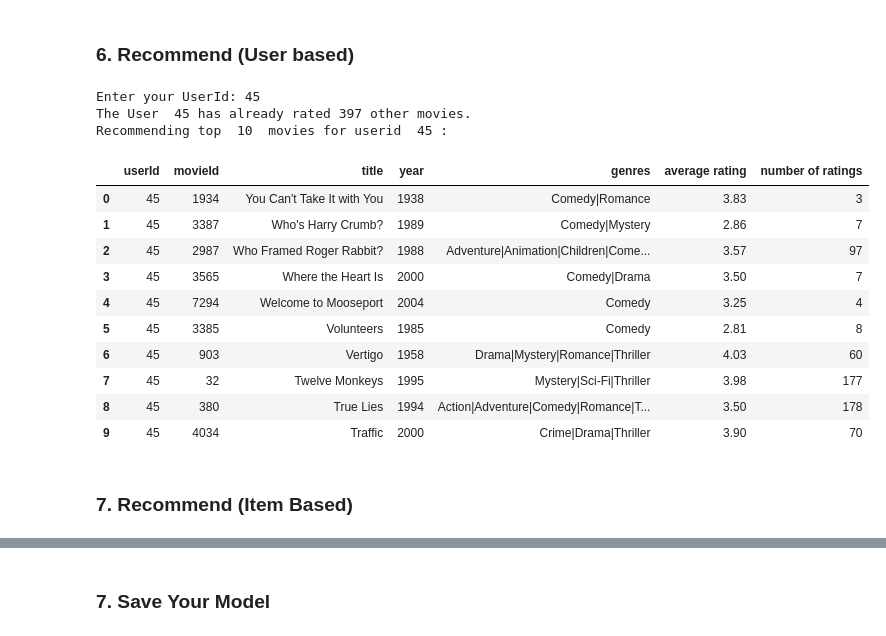
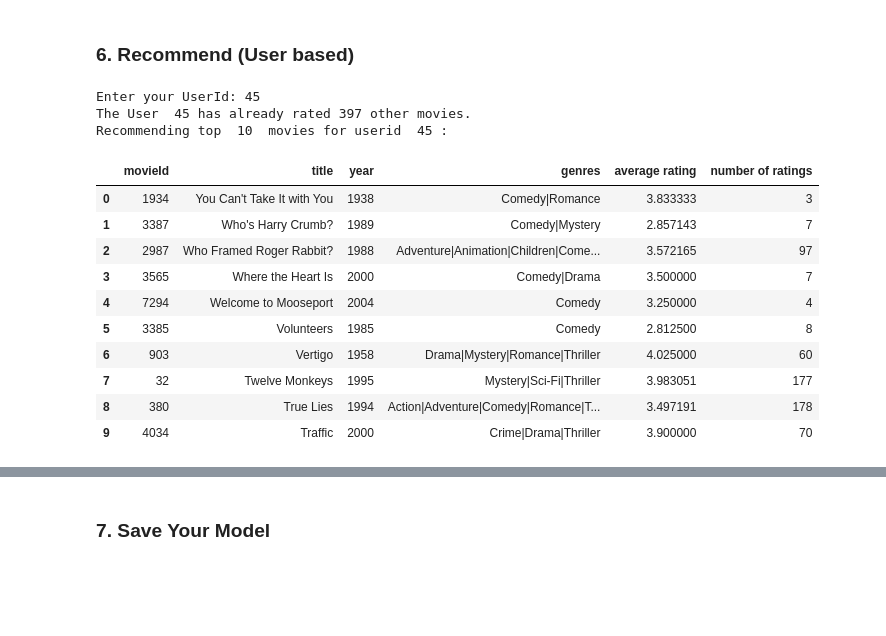
Before and after one commit to athoynilimanew/MovieRecommendation, a Jupyter notebook: Notebooks/SmallDataSet_Notebooks/Model_1_knn_Final.ipynb, the cells around one changed output, grey strips where cells are left out. Saved outputs shown, nothing was run; the diff lists cells and outputs as text; code cells hidden in the pictures; blank space fills up the shorter version.

```diff
--- a/Notebooks/SmallDataSet_Notebooks/Model_1_knn_Final.ipynb
+++ b/Notebooks/SmallDataSet_Notebooks/Model_1_knn_Final.ipynb
@@ -235,7 +264,7 @@ def get_top_n(predictions, n=10):
         movieName=df[df['movieId']==iid]['title'].unique()[0]
         movieYear=df[df['movieId']==iid]['year'].unique()[0]
         genres=df[df['movieId']==iid]['genres'].unique()[0]
-        avgRat=df[df['movieId']==iid]['rating'].mean().round(2)
+        avgRat=df[df['movieId']==iid]['rating'].mean()
         ratedBy=len(df[df['movieId']==iid]['rating'])
 
         top_n[uid].append((iid, movieName, movieYear, genres, avgRat, ratedBy))
@@ -288,35 +317,24 @@ class collab_filtering_Kmeans_Model():
 
     def cross_validate(self):
         print('**Cross Validating the data...**')
-        cv_result = cross_validate(self.model, self.data, n_jobs=-1,cv=5,verbose = True)
-
+        cv_result = cross_validate(self.model, self.data, n_jobs=-1)
+        cv_result = round(cv_result['test_rmse'].mean(),3)
+        print('**Mean CV RMSE is ' + str(cv_result)  + '**')
         return cv_result
 
-    def recommend_foruser(self, user_id, n=5):
+    def recommend(self, user_id, n=5):
         List_already=rated_already(user_id)
         print('The User ',user_id,"has already rated", len(List_already),"other movies.")
         #print(List_already)
 
         print('Recommending top ',n,' movies for userid ',user_id,':')
-        df_out = self.recommenddf[self.recommenddf.userId == user_id].head(n)
+        df = self.recommenddf[self.recommenddf.userId == user_id].head(n)
 
         #Just to ensure that you are not recommending something already rated by the user
         #common=list(set(List_already).intersection(df.title))
         #print("Common movies:", common)
         #One thing I do not understand how the model knows to recommend  movies not already rated?
-        return df_out
-
-    def recommend_similar_items(self,movie_title,n=5):
-        movieId=df[df['title']==movie_title]['movieId'].unique()[0]
-        movie_neighbours=self.model.get_neighbors(movieId,n)
-
-        df_out=df[df.movieId.isin(movie_neighbours)].drop(["userId"],axis=1)
-        df_out=df_out.groupby(['movieId','title',"year","genres"]).mean()
-        df_out['average rating']=df_out['rating'].round(2)
-        df_out=df_out.drop(['rating'],axis=1)
-        df_out['number of ratings']=len(df[df.movieId.isin(movie_neighbours)]['rating'])
-
-        return df_out
+        return df
 # %%
 CF_knnwithmeans = collab_filtering_Kmeans_Model(knnwithmeans, trainset, testset, df, surprise_data)
 # %% [markdown]
@@ -383,31 +359,29 @@ plt.show()
 # %%
 def AskForUserInput_userId():
     inp_id = int(input('Enter your UserId: '))
     n= 0
 
     while inp_id not in df.userId.unique() and n<5:# maximum 5 prompts
         print("The UserId ", inp_id, "does not exist in the database.")
         inp_id = input('Please enter UserId: ')
         n +=1
     return inp_id
 
 inp_id=AskForUserInput_userId()
-result_knn_user1 = CF_knnwithmeans.recommend_foruser(user_id=inp_id, n=10)
+result_knn_user1 = (CF_knnwithmeans.recommend(user_id=inp_id, n=10)).drop(['userId'],axis=1)
 display(result_knn_user1)
 # %% [output]
 Enter your UserId: 45
 The User  45 has already rated 397 other movies.
 Recommending top  10  movies for userid  45 :
-|  | userId | movieId | title | year | genres | average rating | number of ratings |
-| 0 | 45 | 1934 | You Can't Take It with You | 1938 | Comedy|Romance | 3.83 | 3 |
-| 1 | 45 | 3387 | Who's Harry Crumb? | 1989 | Comedy|Mystery | 2.86 | 7 |
-| 2 | 45 | 2987 | Who Framed Roger Rabbit? | 1988 | Adventure|Animation|Children|Come... | 3.57 | 97 |
-| 3 | 45 | 3565 | Where the Heart Is | 2000 | Comedy|Drama | 3.50 | 7 |
-| 4 | 45 | 7294 | Welcome to Mooseport | 2004 | Comedy | 3.25 | 4 |
-| 5 | 45 | 3385 | Volunteers | 1985 | Comedy | 2.81 | 8 |
-| 6 | 45 | 903 | Vertigo | 1958 | Drama|Mystery|Romance|Thriller | 4.03 | 60 |
-| 7 | 45 | 32 | Twelve Monkeys | 1995 | Mystery|Sci-Fi|Thriller | 3.98 | 177 |
-| 8 | 45 | 380 | True Lies | 1994 | Action|Adventure|Comedy|Romance|T... | 3.50 | 178 |
-| 9 | 45 | 4034 | Traffic | 2000 | Crime|Drama|Thriller | 3.90 | 70 |
+|  | movieId | title | year | genres | average rating | number of ratings |
+| 0 | 1934 | You Can't Take It with You | 1938 | Comedy|Romance | 3.833333 | 3 |
+| 1 | 3387 | Who's Harry Crumb? | 1989 | Comedy|Mystery | 2.857143 | 7 |
+| 2 | 2987 | Who Framed Roger Rabbit? | 1988 | Adventure|Animation|Children|Come... | 3.572165 | 97 |
+| 3 | 3565 | Where the Heart Is | 2000 | Comedy|Drama | 3.500000 | 7 |
+| 4 | 7294 | Welcome to Mooseport | 2004 | Comedy | 3.250000 | 4 |
+| 5 | 3385 | Volunteers | 1985 | Comedy | 2.812500 | 8 |
+| 6 | 903 | Vertigo | 1958 | Drama|Mystery|Romance|Thriller | 4.025000 | 60 |
+| 7 | 32 | Twelve Monkeys | 1995 | Mystery|Sci-Fi|Thriller | 3.983051 | 177 |
+| 8 | 380 | True Lies | 1994 | Action|Adventure|Comedy|Romance|T... | 3.497191 | 178 |
+| 9 | 4034 | Traffic | 2000 | Crime|Drama|Thriller | 3.900000 | 70 |
-# %% [markdown]
-### 7. Recommend (Item Based)
```
Also changed, not shown: parts of 10 cells of this notebook, 2 other files.
